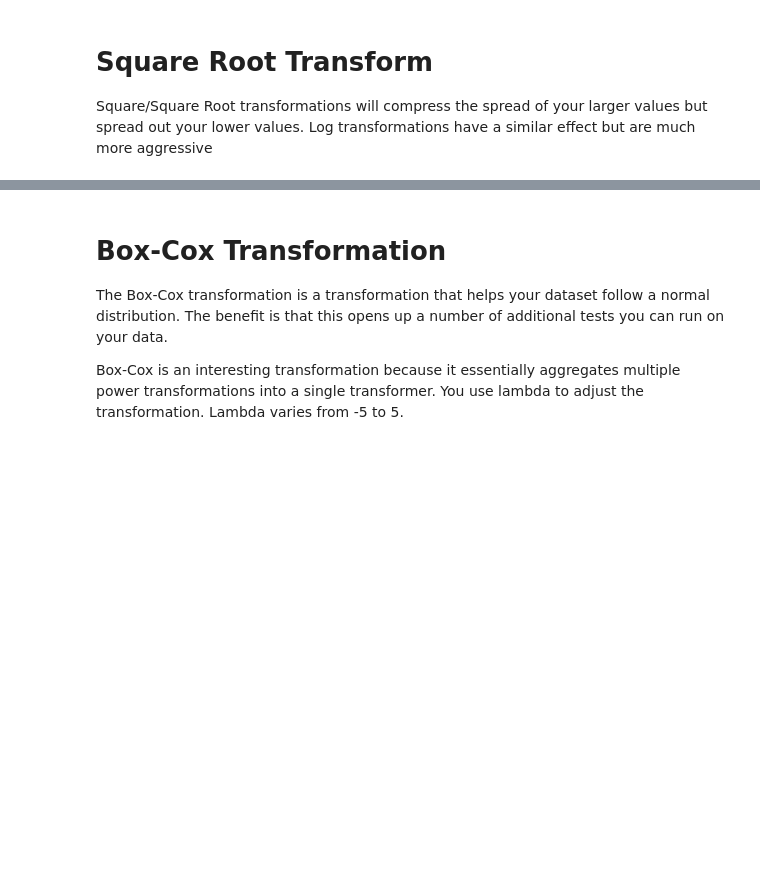
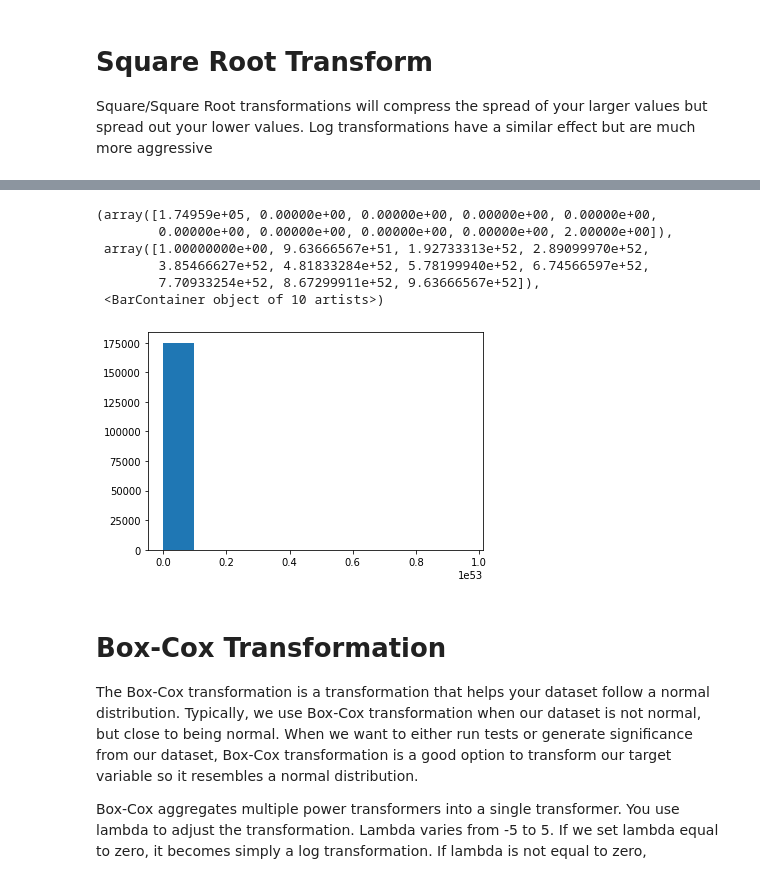
Before and after one commit to PlayingNumbers/ML_Process_Course, a Jupyter notebook: 7_feature_engineering/7_2_scaling/feature-scaling.ipynb, the cells around one changed output, grey strips where cells are left out. Cells and saved outputs as stored; diff of their text form; code cells hidden in the pictures; blank space fills up the shorter version.

```diff
--- a/7_feature_engineering/7_2_scaling/feature-scaling.ipynb
+++ b/7_feature_engineering/7_2_scaling/feature-scaling.ipynb
@@ -261,4 +369,8 @@ def exp_transform(x):
     return np.exp(x)
 
 transformer_exp = FunctionTransformer(exp_transform)
-transformed_exp = transformer_exp.fit_transform(X_train)
+
+## In our dataset, car age may be something we want to magnify
+transformed_exp = X_train.copy()
+
+transformed_exp['car_age'] = transformer_exp.fit_transform(transformed_exp['car_age'])
@@ -267,5 +386,17 @@ transformed_exp['odometer']
+# %%
+## X and y-scale here are much larger
+plt.hist(transformed_exp['car_age'])
+# %% [output]
+(array([1.74959e+05, 0.00000e+00, 0.00000e+00, 0.00000e+00, 0.00000e+00,
+        0.00000e+00, 0.00000e+00, 0.00000e+00, 0.00000e+00, 2.00000e+00]),
+ array([1.00000000e+00, 9.63666567e+51, 1.92733313e+52, 2.89099970e+52,
+        3.85466627e+52, 4.81833284e+52, 5.78199940e+52, 6.74566597e+52,
+        7.70933254e+52, 8.67299911e+52, 9.63666567e+52]),
+ <BarContainer object of 10 artists>)
+[figure, added]
 # %% [markdown]
 # Box-Cox Transformation
-The Box-Cox transformation is a transformation that helps your dataset follow a normal distribution. The benefit is that this opens up a number of additional tests you can run on your data.
 
-Box-Cox is an interesting transformation because it essentially aggregates multiple power transformations into a single transformer. You use lambda to adjust the transformation. Lambda varies from -5 to 5.
+The Box-Cox transformation is a transformation that helps your dataset follow a normal distribution. Typically, we use Box-Cox transformation when our dataset is not normal, but close to being normal. When we want to either run tests or generate significance from our dataset, Box-Cox transformation is a good option to transform our target variable so it resembles a normal distribution.
+
+Box-Cox aggregates multiple power transformers into a single transformer. You use lambda to adjust the transformation. Lambda varies from -5 to 5. If we set lambda equal to zero, it becomes simply a log transformation. If lambda is not equal to zero,
```
Also changed, not shown: parts of 37 cells of this notebook.
